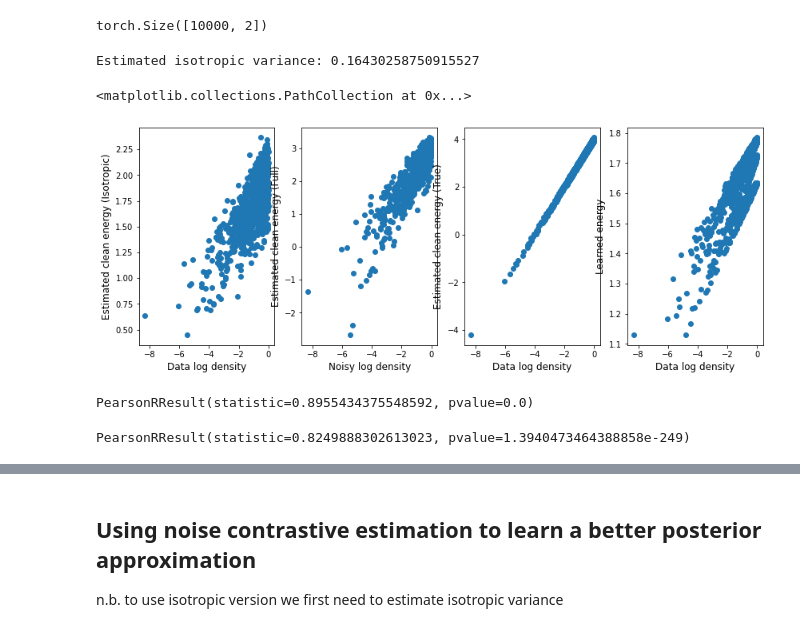
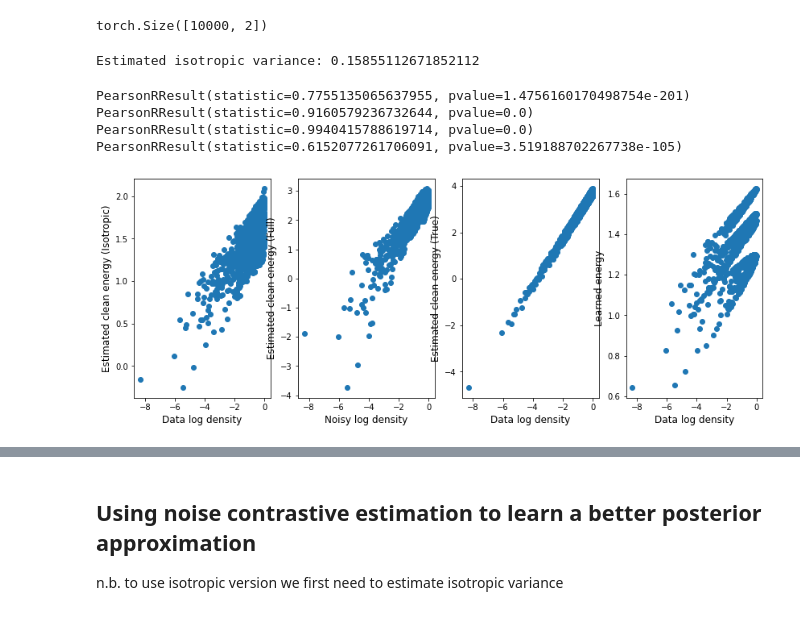
Before and after one commit to alex-hh/MMDGS_NeurIPS, a Jupyter notebook: toy/mog-clean-energy.ipynb, the cells around one changed output, grey strips where cells are left out. Drawn from its saved outputs; the diff is of its cells as text; code cells hidden in the pictures.

```diff
--- a/toy/mog-clean-energy.ipynb
+++ b/toy/mog-clean-energy.ipynb
@@ -249,10 +253,11 @@ $\text{log} p(x) \approx \frac{1}{N}\sum_i \text{log}\frac{p(x|x'_i)p(x'_i)}{p(x
 
 N.B. we don't know the normalisation constant of p(x') - what effect does this have? maybe just a constant offset?
 # %%
+# TODO: we should batch these computations
 from torch.distributions import Independent, Normal
 
 
-def clean_energy_is(x, log_posterior, log_noisy_x, num_samples=100):
+def clean_energy_is(x, log_posterior, log_noisy_x, num_samples=300):
     # suppose x is b, 2
     # then we need a bunch of normal distributions
     # the final dimension is interpreted as a non-batch dimension by Independent
@@ -262,13 +267,13 @@ def clean_energy_is(x, log_posterior, log_noisy_x, num_samples=100):
     x_noisy_flat = x_noisy.reshape(num_samples*b, 2)
     x_tiled = x.expand(num_samples, -1,-1).reshape(num_samples*b,2)
 
-    log_integrand = log_posterior(x_tiled, x_noisy_flat).reshape(100,b) + log_noisy_x(x_noisy_flat).reshape(100,b) - noise_dist.log_prob(x_noisy) - torch.log(torch.tensor(num_samples).float())
-    # now do log sum exp
-    s = torch.logsumexp(log_integrand, 0)
+    log_integrand = log_posterior(x_tiled, x_noisy_flat).reshape(num_samples,b) + log_noisy_x(x_noisy_flat).reshape(num_samples,b) - noise_dist.log_prob(x_noisy)
+    # now do log sum exp to compute average
+    s = torch.logsumexp(log_integrand - torch.log(torch.tensor(num_samples).float()), 0)
     return s
 
 
-def clean_energy_v0(x, log_posterior, log_noisy_x, num_samples=100):
+def clean_energy_v0(x, log_posterior, log_noisy_x, num_samples=500):
     # suppose x is b, 2
     # then we need a bunch of normal distributions
     # the final dimension is interpreted as a non-batch dimension by Independent
@@ -279,7 +284,7 @@ def clean_energy_v0(x, log_posterior, log_noisy_x, num_samples=100):
     x_tiled = x.expand(num_samples, -1,-1).reshape(num_samples*b,2)
 
     # n.b. because noise_dist is in fact a batch of dists, input shape is different
-    log_px = log_posterior(x_tiled, x_noisy_flat).reshape(100,b) + log_noisy_x(x_noisy_flat).reshape(100,b) - noise_dist.log_prob(x_noisy)
+    log_px = log_posterior(x_tiled, x_noisy_flat).reshape(num_samples,b) + log_noisy_x(x_noisy_flat).reshape(num_samples,b) - noise_dist.log_prob(x_noisy)
     # average over the samples
     return log_px.mean(0)
 # %% [markdown]
@@ -331,41 +347,42 @@ test_dataset.shape
 torch.Size([10000, 2])
 # %%
 print('Estimated isotropic variance:', model2.isotropic_cov_estimation(test_dataset[:1000]).item())
-clean_E_isotropic_cov = clean_energy(test_dataset[:1000], model2.logp_x_tx_isotropic_cov, energy)
+clean_E_isotropic_cov = clean_energy_v0(test_dataset[:1000], model2.logp_x_tx_isotropic_cov, energy)
+clean_E_isotropic_cov_is = clean_energy_is(test_dataset[:1000], model2.logp_x_tx_isotropic_cov, energy)
 # %% [output]
-Estimated isotropic variance: 0.16430258750915527
+Estimated isotropic variance: 0.15855112671852112
 # %%
-clean_E_full_cov = clean_energy(test_dataset[:1000], model2.logp_x_tx_full_cov, energy)
+clean_E_full_cov = clean_energy_v0(test_dataset[:1000], model2.logp_x_tx_full_cov, energy)
+clean_E_full_cov_is = clean_energy_is(test_dataset[:1000], model2.logp_x_tx_full_cov, energy)
 # %%
 fig = plt.figure(figsize=(14,5))
 
 ax1 = plt.subplot(141)
 ax1.set_xlabel("Data log density", fontsize=12)
 ax1.set_ylabel("Estimated clean energy (Isotropic)", fontsize=12)
 plt.scatter(log_px[:1000], clean_E_isotropic_cov)
+print(pearsonr(log_px[:1000], clean_E_isotropic_cov))
 
 ax2 = plt.subplot(142)
 ax2.set_xlabel("Noisy log density", fontsize=12)
 ax2.set_ylabel("Estimated clean energy (Full)", fontsize=12)
 plt.scatter(log_px[:1000], clean_E_full_cov)
+print(pearsonr(log_px[:1000], clean_E_full_cov))
 
 ax3 = plt.subplot(143)
 ax3.set_xlabel("Data log density", fontsize=12)
 ax3.set_ylabel("Estimated clean energy (True)", fontsize=12)
 plt.scatter(log_px[:1000], clean_E[:1000])
+print(pearsonr(log_px[:1000], clean_E[:1000]))
 
 ax3 = plt.subplot(144)
 ax3.set_xlabel("Data log density", fontsize=12)
 ax3.set_ylabel("Learned energy", fontsize=12)
-plt.scatter(log_px[:1000], E[:1000])
+plt.scatter(log_px[:1000], test_E[:1000])
+print(pearsonr(log_px[:1000], test_E[:1000]))
 # %% [output]
-<matplotlib.collections.PathCollection at 0x...>
+PearsonRResult(statistic=0.7755135065637955, pvalue=1.4756160170498754e-201)
+PearsonRResult(statistic=0.9160579236732644, pvalue=0.0)
+PearsonRResult(statistic=0.9940415788619714, pvalue=0.0)
+PearsonRResult(statistic=0.6152077261706091, pvalue=3.519188702267738e-105)
-[figure, old version]
+[figure, new version]
-# %%
-pearsonr(log_px[:1000], clean_E_full_cov)
-# %% [output]
-PearsonRResult(statistic=0.8955434375548592, pvalue=0.0)
-# %%
-pearsonr(log_px[:1000], E[:1000])
-# %% [output]
-PearsonRResult(statistic=0.8249888302613023, pvalue=1.3940473464388858e-249)
```
Also changed, not shown: parts of 17 cells of this notebook.
